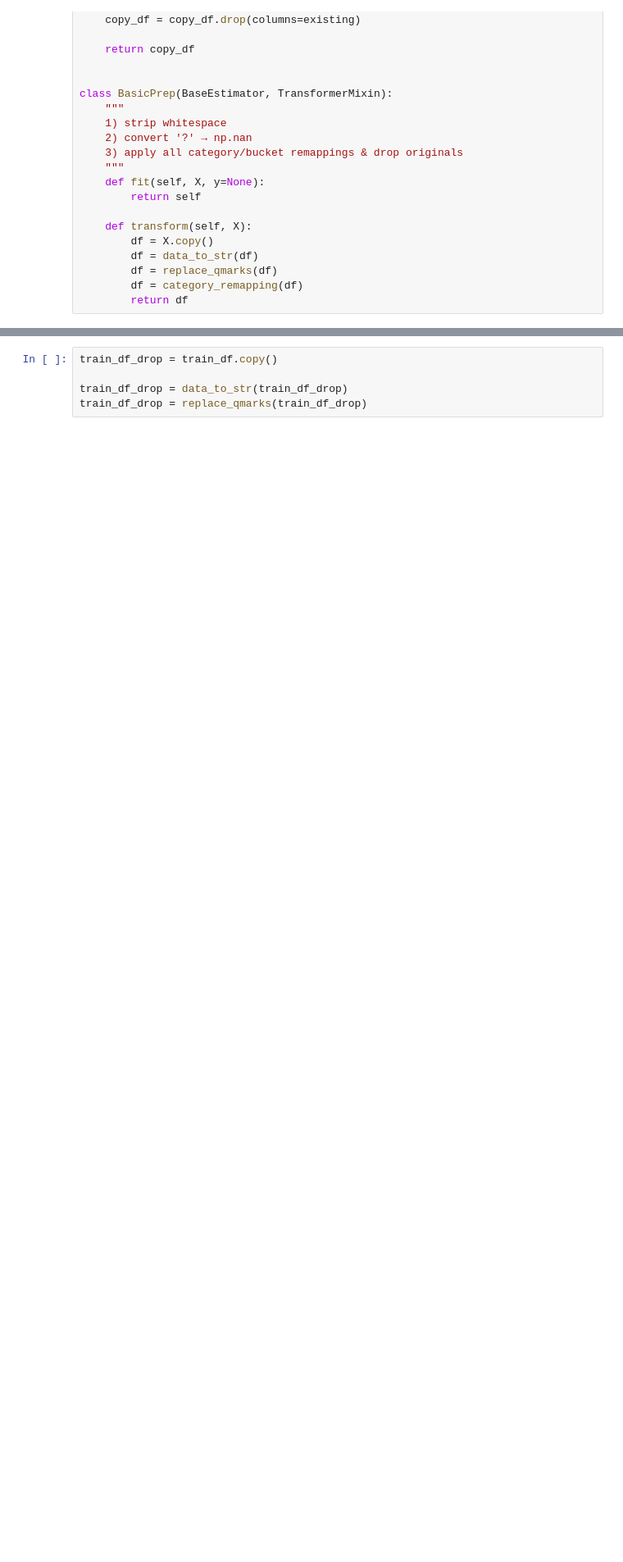
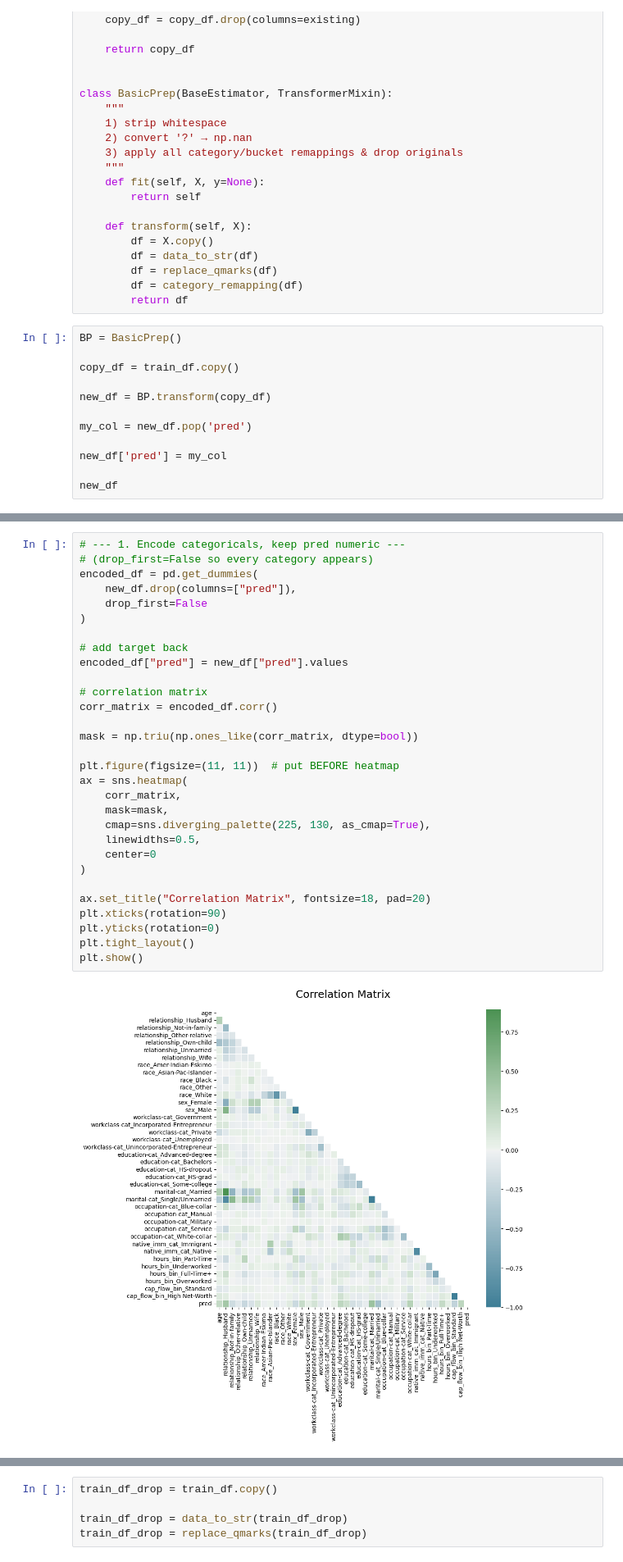
Before and after one commit to JohnAChester/fordham_classification, a Jupyter notebook: Pipeline_GridSearchCV_simplified.ipynb, the cells around one changed output, grey strips where cells are left out. Shown: that part at 82% size. Saved outputs shown, nothing was run; the diff lists cells and outputs as text; blank space fills up the shorter version.

```diff
--- a/Pipeline_GridSearchCV_simplified.ipynb
+++ b/Pipeline_GridSearchCV_simplified.ipynb
@@ -218,3 +212,15 @@ class BasicPrep(BaseEstimator, TransformerMixin):
         df = replace_qmarks(df)
         df = category_remapping(df)
         return df
+# %%
+BP = BasicPrep()
+
+copy_df = train_df.copy()
+
+new_df = BP.transform(copy_df)
+
+my_col = new_df.pop('pred')
+
+new_df['pred'] = my_col
+
+new_df
@@ -220,0 +241,32 @@ class BasicPrep(BaseEstimator, TransformerMixin):
+# %%
+# --- 1. Encode categoricals, keep pred numeric ---
+# (drop_first=False so every category appears)
+encoded_df = pd.get_dummies(
+    new_df.drop(columns=["pred"]),
+    drop_first=False
+)
+
+# add target back
+encoded_df["pred"] = new_df["pred"].values
+
+# correlation matrix
+corr_matrix = encoded_df.corr()
+
+mask = np.triu(np.ones_like(corr_matrix, dtype=bool))
+
+plt.figure(figsize=(11, 11))  # put BEFORE heatmap
+ax = sns.heatmap(
+    corr_matrix,
+    mask=mask,
+    cmap=sns.diverging_palette(225, 130, as_cmap=True),
+    linewidths=0.5,
+    center=0
+)
+
+ax.set_title("Correlation Matrix", fontsize=18, pad=20)
+plt.xticks(rotation=90)
+plt.yticks(rotation=0)
+plt.tight_layout()
+plt.show()
+# %% [output]
+[figure, added]
```
Also changed, not shown: parts of 30 cells of this notebook.
